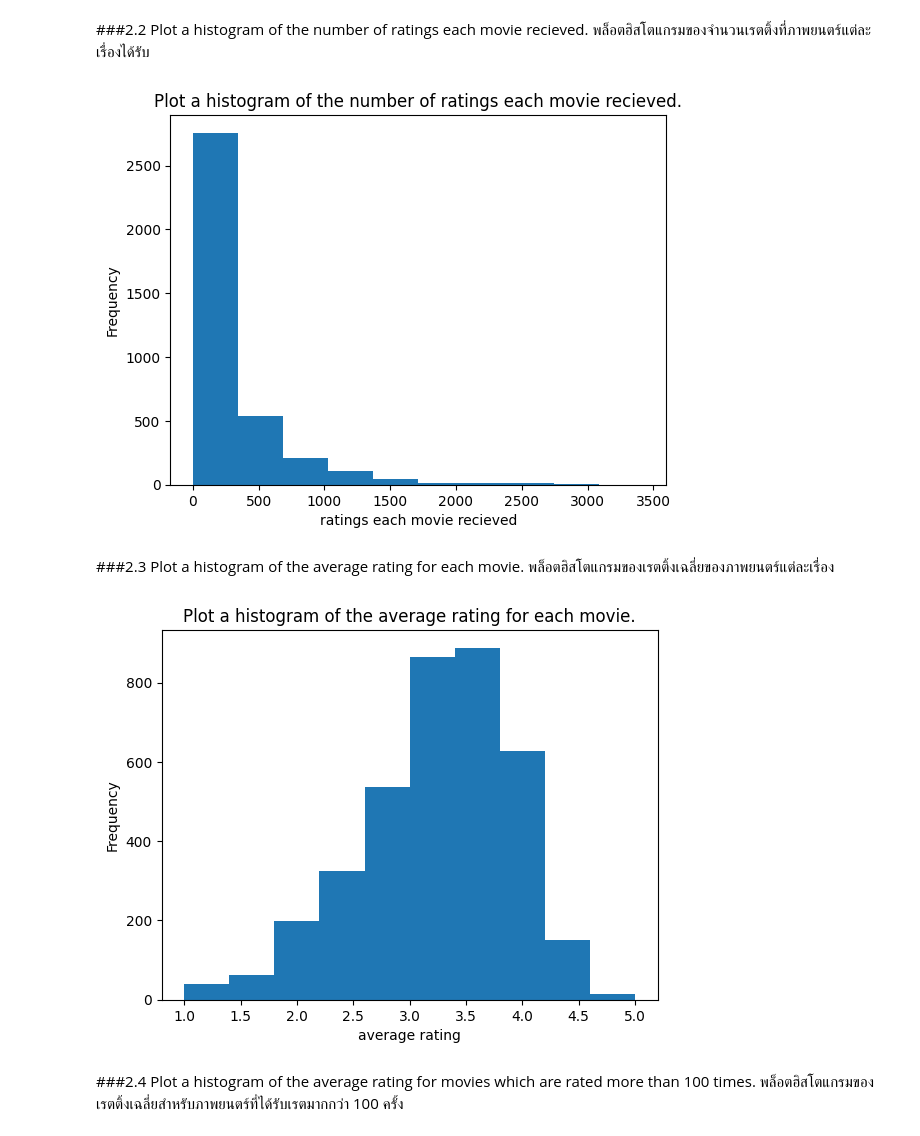
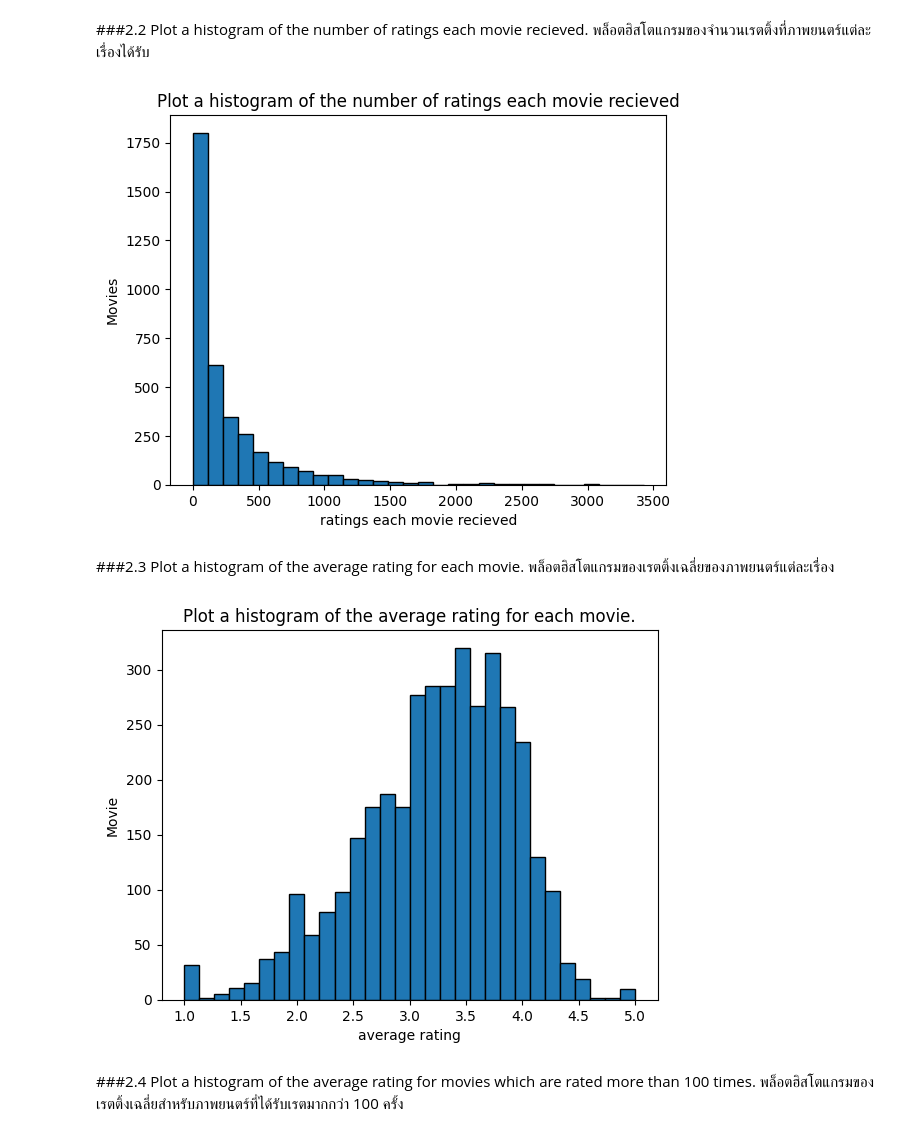
Before and after one commit to ananyapoonsawat/Python_dataviz2023, a Jupyter notebook: Project2_66.ipynb, the cells around one changed output. Cells and saved outputs as stored; diff of their text form; code cells hidden in the pictures.

```diff
--- a/Project2_66.ipynb
+++ b/Project2_66.ipynb
@@ -362,27 +355,26 @@ plt.show() #โชว์กราฟ
 Plot a histogram of the number of ratings each movie recieved. พล็อตฮิสโตแกรมของจำนวนเรตติ้งที่ภาพยนตร์แต่ละเรื่องได้รับ
 # %%
 df_HIS2 = df1[['Title','Rating']]
-df_HIS20 = df_HIS2.groupby('Title').count().sort_values(by='Rating',ascending = False)
-plt.hist(df_HIS20)
-plt.title('Plot a histogram of the number of ratings each movie recieved.')
+df_HIS2 = df1.groupby('MovieID')['Rating'].count()
+plt.hist(df_HIS2,bins=30,edgecolor='black')
+plt.title('Plot a histogram of the number of ratings each movie recieved')
 plt.xlabel('ratings each movie recieved')
-plt.ylabel('Frequency')
+plt.ylabel('Movies')
 plt.show()
 # %% [output]
-[figure, old version]
+[figure, new version]
 # %% [markdown]
 ###2.3
 Plot a histogram of the average rating for each movie. พล็อตฮิสโตแกรมของเรตติ้งเฉลี่ยของภาพยนตร์แต่ละเรื่อง
 # %%
-df_HIS3 = df1[['Title','Rating']]
-df_HIS30 = df_HIS3.groupby('Title').mean()
-plt.hist(df_HIS30)
+df_HIS3 = df1.groupby('MovieID')['Rating'].mean()
+plt.hist(df_HIS3,bins=30,edgecolor='black')
 plt.title('Plot a histogram of the average rating for each movie.')
 plt.xlabel('average rating')
-plt.ylabel('Frequency')
+plt.ylabel('Movie')
 plt.show()
 # %% [output]
-[figure, old version]
+[figure, new version]
 # %% [markdown]
 ###2.4
 Plot a histogram of the average rating for movies which are rated more than 100 times. พล็อตฮิสโตแกรมของเรตติ้งเฉลี่ยสำหรับภาพยนตร์ที่ได้รับเรตมากกว่า 100 ครั้ง
```
Also changed, not shown: parts of 34 cells of this notebook.
